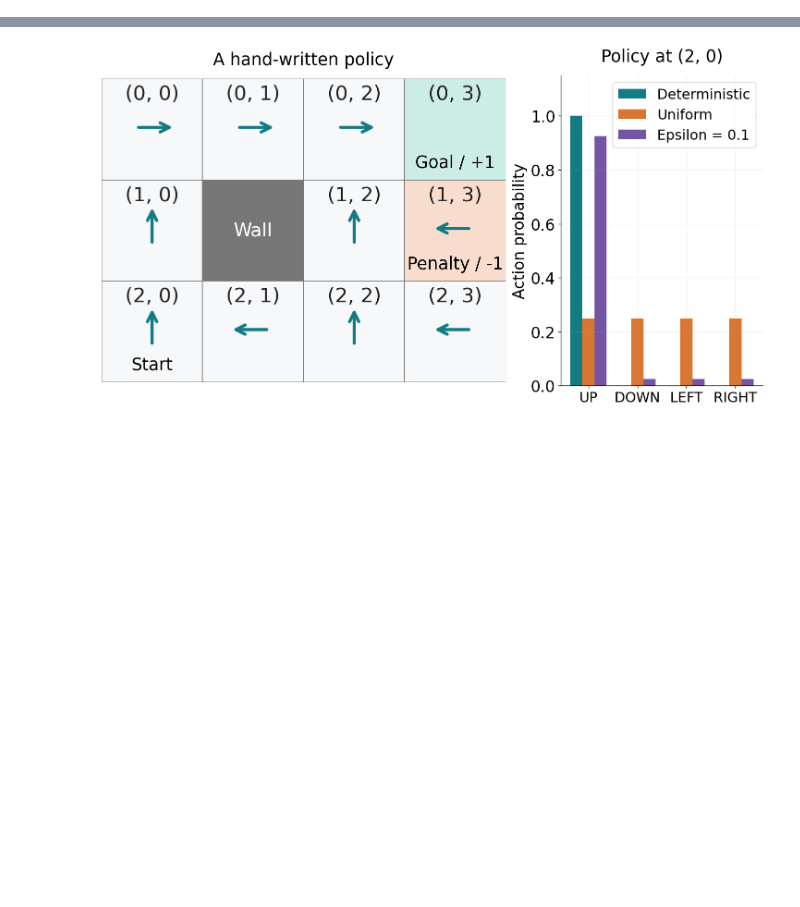
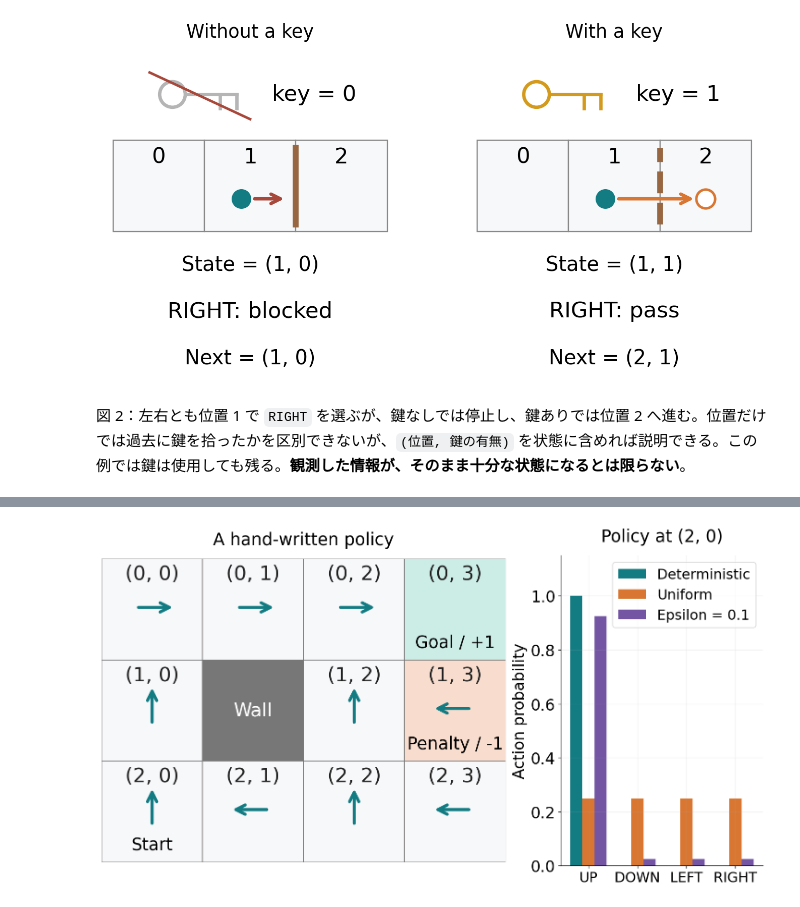
Before and after one commit to AcademiXBase/deep-learning-from-scratch-4, a Jupyter notebook: my_notebooks/ch02_sec2.1-2.2.ipynb, the cells around one changed output, grey strips where cells are left out. Saved outputs shown, nothing was run; the diff lists cells and outputs as text; code cells hidden in the pictures; blank space fills up the shorter version.

```diff
--- a/my_notebooks/ch02_sec2.1-2.2.ipynb
+++ b/my_notebooks/ch02_sec2.1-2.2.ipynb
@@ -501,0 +188,45 @@ $$\pi(a\mid s)\ge0,\qquad\sum_{a\in\mathcal{A}}\pi(a\mid s)=1.$$
+# %%
+# 同じ「位置 1」でも、鍵を持っているかどうかで次の状態が変わる。
+fig, axes = plt.subplots(1, 2, figsize=(12, 6.0), constrained_layout=True)
+for ax, has_key in zip(axes, [False, True]):
+    key_color = "#d49a1b" if has_key else "#b5b5b5"
+    # 鍵の図形：丸い持ち手、軸、先端の歯。
+    key_ring = plt.Circle((.65, 1.5), .14, fill=False, color=key_color, lw=4)
+    ax.add_patch(key_ring)
+    ax.plot([.79, 1.35], [1.5, 1.5], color=key_color, lw=4)
+    ax.plot([1.17, 1.17], [1.5, 1.35], color=key_color, lw=4)
+    ax.plot([1.35, 1.35], [1.5, 1.35], color=key_color, lw=4)
+    if not has_key:
+        ax.plot([.4, 1.5], [1.74, 1.23], color="#a8483b", lw=3)
+    ax.text(2.2, 1.5, f"key = {int(has_key)}", ha="center", va="center", fontsize=26)
+    for position in range(3):
+        ax.add_patch(Rectangle((position, 0), 1, 1, facecolor="#f7f8fa",
+                               edgecolor="#888888", linewidth=1.4))
+        ax.text(position + .5, .82, str(position), ha="center", va="center", fontsize=26)
+    # 扉は位置 1 と位置 2 の境界にある。鍵があると開いて通れる。
+    ax.plot([2, 2], [.08, .92], color="#986742", lw=7,
+            linestyle="--" if has_key else "-")
+    ax.scatter([1.4], [.36], s=500, color=COLORS[0], zorder=4)
+    if has_key:
+        ax.scatter([2.5], [.36], s=500, facecolor="white", edgecolor=COLORS[1],
+                   linewidth=3, zorder=3)
+        ax.annotate("", xy=(2.39, .36), xytext=(1.53, .36),
+                    arrowprops=dict(arrowstyle="->", lw=4, mutation_scale=28,
+                                    color=COLORS[1]))
+    else:
+        ax.annotate("", xy=(1.89, .36), xytext=(1.53, .36),
+                    arrowprops=dict(arrowstyle="->", lw=4, mutation_scale=28,
+                                    color="#a8483b"))
+    result = "pass" if has_key else "blocked"
+    destination = 2 if has_key else 1
+    ax.text(1.5, -.42, f"State = (1, {int(has_key)})", ha="center", fontsize=24)
+    ax.text(1.5, -.93, f"RIGHT: {result}", ha="center", fontsize=26)
+    ax.text(1.5, -1.44, f"Next = ({destination}, {int(has_key)})", ha="center", fontsize=24)
+    ax.set(title="With a key" if has_key else "Without a key",
+           xlim=(-.12, 3.12), ylim=(-1.63, 1.96), aspect="equal")
+    ax.axis("off")
+plt.show()
+# %% [output]
+[figure, added]
+# %% [markdown]
+図 2：左右とも位置 1 で `RIGHT` を選ぶが、鍵なしでは停止し、鍵ありでは位置 2 へ進む。位置だけでは過去に鍵を拾ったかを区別できないが、`(位置, 鍵の有無)` を状態に含めれば説明できる。この例では鍵は使用しても残る。<strong>観測した情報が、そのまま十分な状態になるとは限らない</strong>。
```
Also changed, not shown: parts of 72 cells of this notebook.
